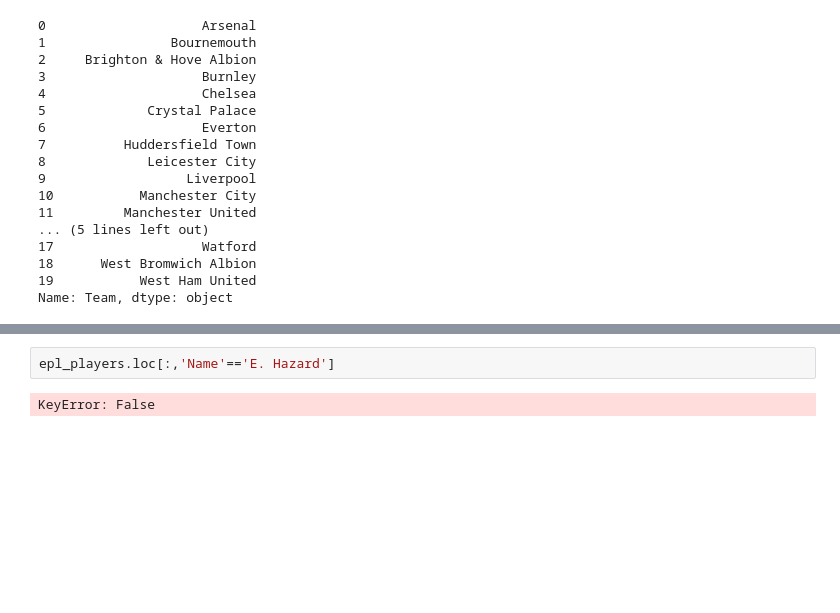
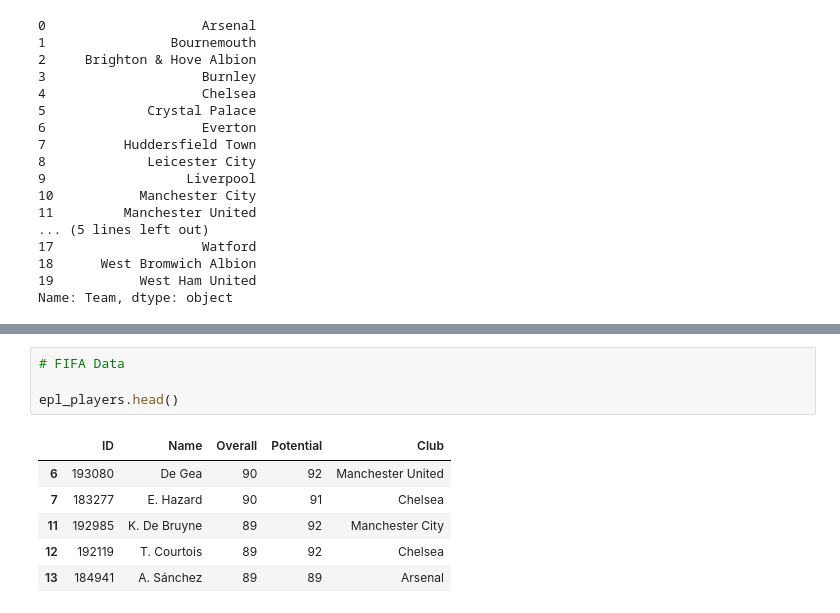
Before and after one commit to Cesar312/Project-ETL, a Jupyter notebook: ETL_final_notebook.ipynb, the cells around one changed output, grey strips where cells are left out. Cells and saved outputs as stored; diff of their text form; blank space fills up the shorter version.

```diff
--- a/ETL_final_notebook.ipynb
+++ b/ETL_final_notebook.ipynb
@@ -126,4 +131,11 @@ epl_players
-# %%
-epl_players.loc[:,'Name'=='E. Hazard']
-# %% [output]
-KeyError: False
+# %%
+# FIFA Data
+
+epl_players.head()
+# %% [output]
+|  | ID | Name | Overall | Potential | Club |
+| 6 | 193080 | De Gea | 90 | 92 | Manchester United |
+| 7 | 183277 | E. Hazard | 90 | 91 | Chelsea |
+| 11 | 192985 | K. De Bruyne | 89 | 92 | Manchester City |
+| 12 | 192119 | T. Courtois | 89 | 92 | Chelsea |
+| 13 | 184941 | A. Sánchez | 89 | 89 | Arsenal |
```
Also changed, not shown: parts of 24 cells of this notebook.
